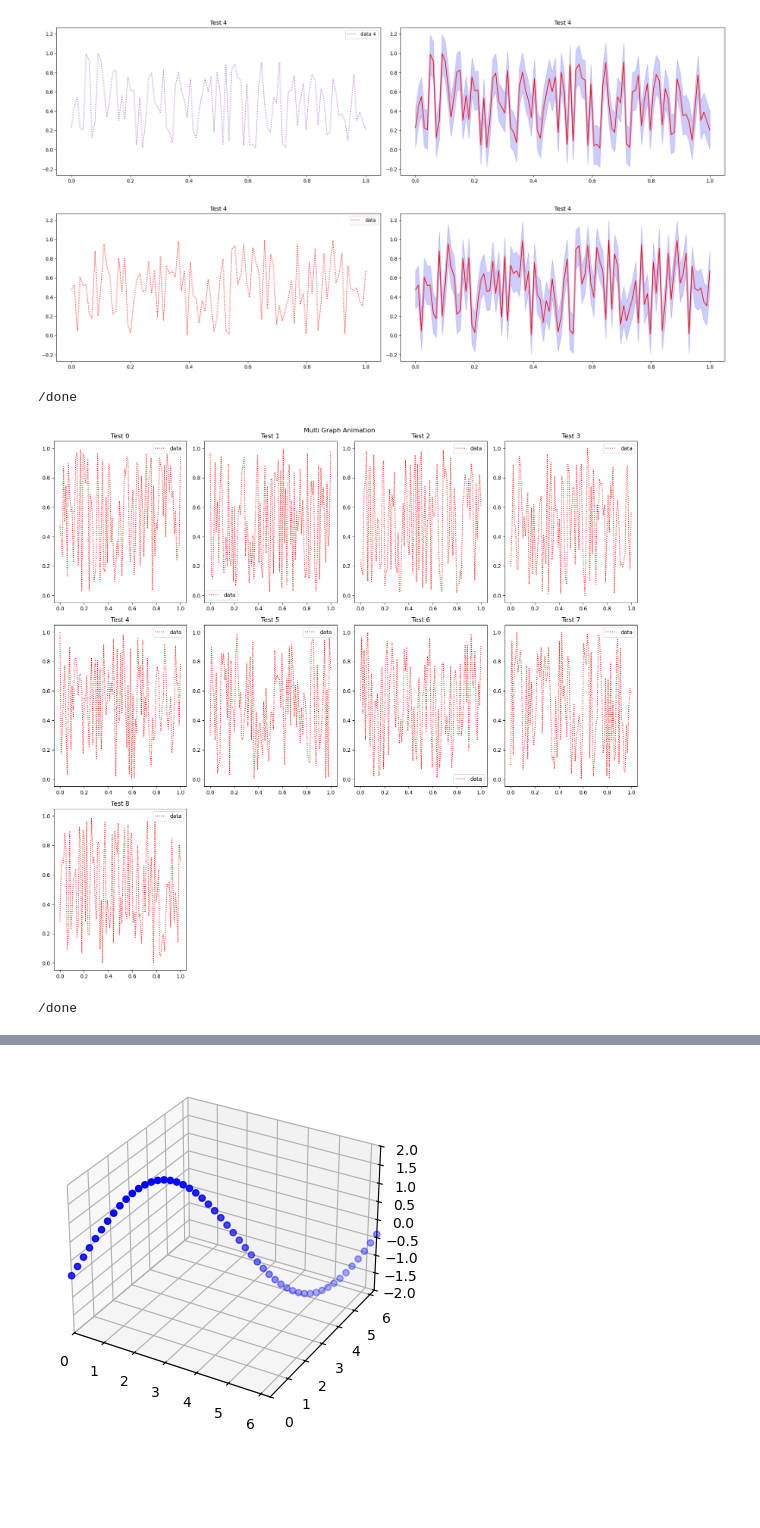
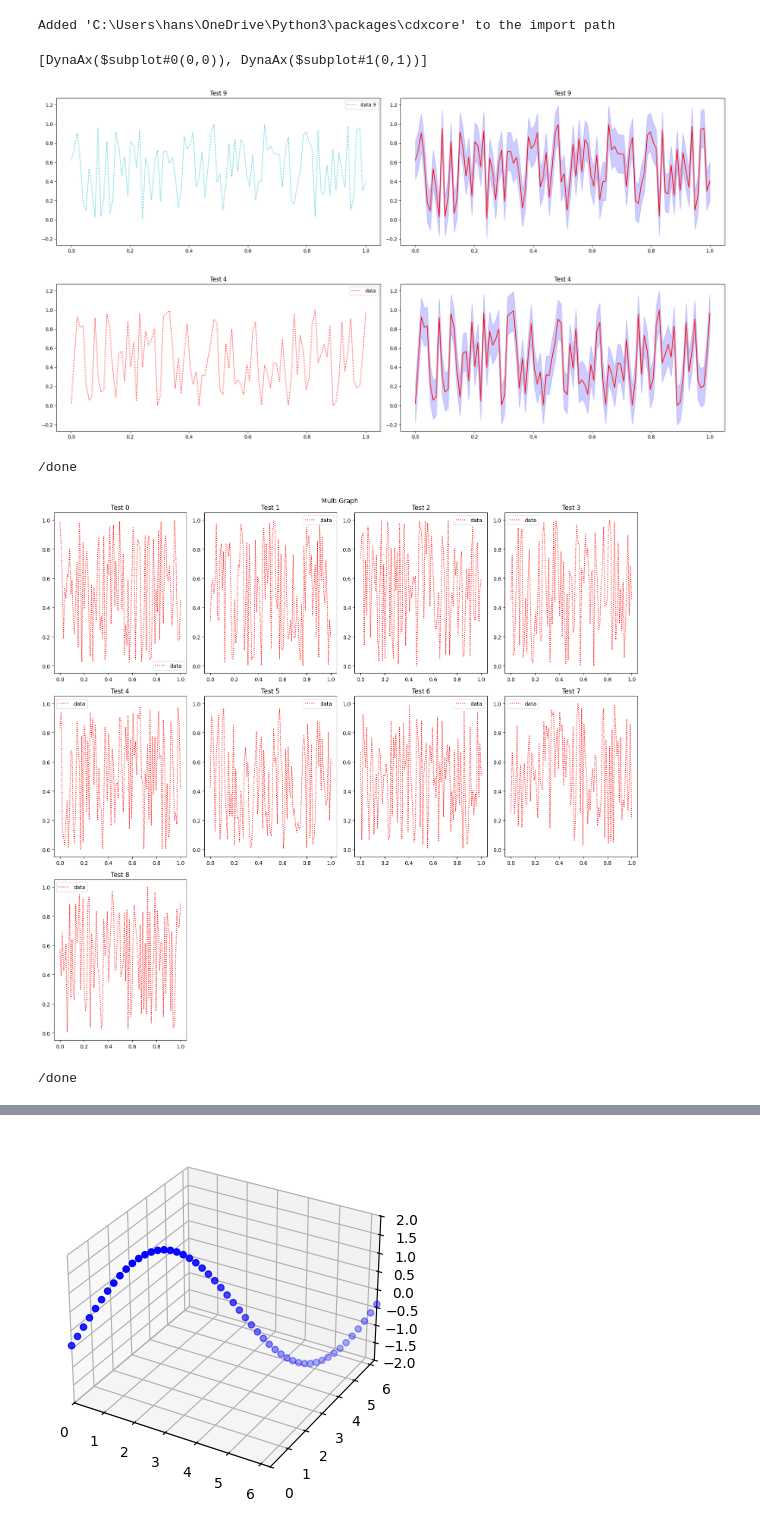
Before and after one commit to hansbuehler/cdxcore, a Jupyter notebook: notebooks/dynaplot.ipynb, the cells around one changed output, grey strips where cells are left out. Drawn from its saved outputs; the diff is of its cells as text; code cells hidden in the pictures; blank space fills up the shorter version.

```diff
--- a/notebooks/dynaplot.ipynb
+++ b/notebooks/dynaplot.ipynb
@@ -1,53 +1,67 @@
+# %%
+""" Used when checked out from Git """
+import sys
+import os
+def add_local():
+    d = os.getcwd()
+    assert d[-9:] == "notebooks", "This code assume that the notebook is run out of 'notebooks'. Remove this code if not needed"
+    sys.path.insert( 0, d[:-10] )
+    print(f"Added '{d[:-10]}' to the import path")
+add_local()
+# %% [output]
+Added 'C:\Users\hans\OneDrive\Python3\packages\cdxcore' to the import path
 # %%
 """
-Example from README.md
+Animated line plots with 'store'
 """
 
 %matplotlib inline
 import numpy as np
-import cdxcore.dynaplot as dynaplot
+from cdxcore.dynaplot import figure
 
 x  = np.linspace(0,1,100)
 pm = 0.2
 
-fig = dynaplot.figure(col_size=10)
-ax = fig.add_subplot()
+fig = figure(col_size=10)
+ax  = fig.add_subplot()
 ax2 = fig.add_subplot()
 ax2.sharey(ax)
 store = fig.store()
+print(fig.axes)
 
 fig.render()
 
 import time
-for i in range(5):
+for i in range(10):
     y = np.random.random(size=(100,))
     ax.set_title(f"Test {i}")
     ax2.set_title(f"Test {i}")
 
     store.remove() # delete all prviously stored elements
     store += ax.plot(x,y,":", label=f"data {i}")
     store += ax2.plot(x,y,"-",color="red", label=f"data {i}")
     store += ax2.fill_between( x, y-pm, y+pm, color="blue", alpha=0.2 )
     store += ax.legend()
 
     fig.render()
     time.sleep(0.5)
 fig.close()
 # %% [output]
+[DynaAx($subplot#0(0,0)), DynaAx($subplot#1(0,1))]
-[figure, old version]
+[figure, new version]
 # %%
 %matplotlib inline
 """
 Animation with lines, and an example with confidence intervals
-Same as above, old style
+Updating the line plots manually instead of using remove/add with 'store'
 """
 
 import numpy as np
-import cdxcore.dynaplot as dynaplot
+from cdxcore.dynaplot import figure
 
 x = np.linspace(0,1,100)
 
-fig = dynaplot.figure(col_size=10)
+fig = figure(col_size=10)
 
 ax = fig.add_subplot()
 ax.set_title("Test")
@@ -79,25 +93,24 @@ for i in range(5):
 fig.close()
 print("/done")
 # %% [output]
-[figure, old version]
+[figure, new version]
 /done
 # %%
 %matplotlib inline
 """
 Example of distributing the subplots, incuding the use of "next_row()"
+Note how the legends move as they are not set with 'loc='
 """
 
 import numpy as np
-import cdxcore.dynaplot as dynaplot
+from cdxcore.dynaplot import figure
 
 x = np.linspace(0,1,100)
 
-fig    = dynaplot.figure(title="Multi Graph Animation")
+fig    = figure(title="Multi Graph", fig_size=(10,6), columns=4)
 lines  = []
 ref_ax = None
 for k in range(9):
-    if k%4==0:
-        fig.next_row()
     ax = fig.add_subplot()
     ax.set_title("Test %ld" % k)
     y = np.random.random(size=(100,1))
@@ -110,7 +123,6 @@ for k in range(9):
         ax.sharex(ref_ax)
     else:
         ref_ax = ax
-
 fig.render()
 
 import time
@@ -123,6 +135,6 @@ for i in range(5):
 fig.close()
 print("/done")
 # %% [output]
-[figure, old version]
+[figure, new version]
 /done
 # %%
```
Also changed, not shown: parts of 7 cells of this notebook, 31 other files.
